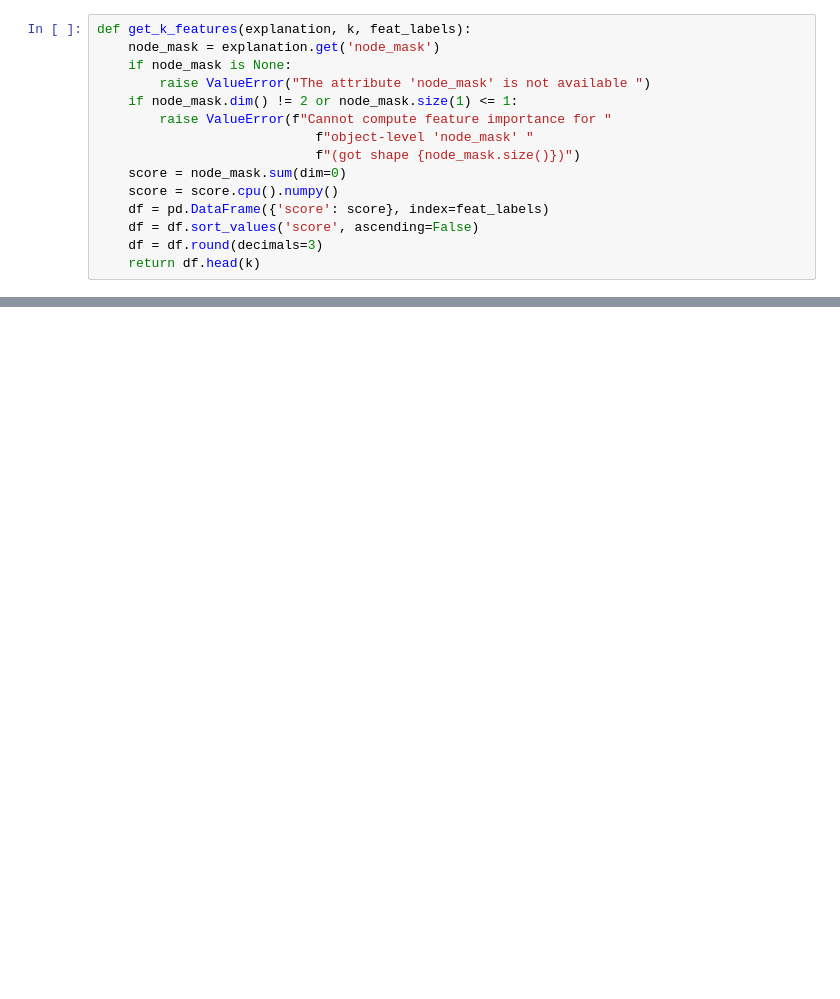
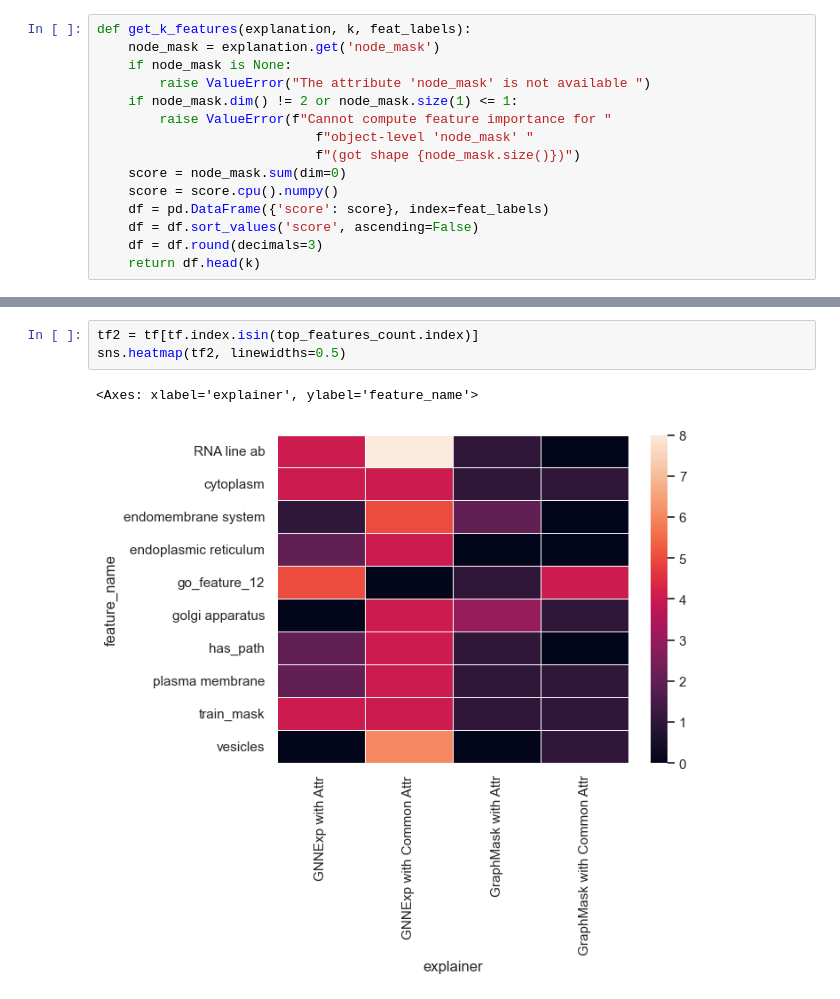
Before and after one commit to alyssaanastasi/srebp2-explanations, a Jupyter notebook: initial-experiment/init_exp.ipynb, the cells around one changed output, grey strips where cells are left out. Cells and saved outputs as stored; diff of their text form; blank space fills up the shorter version.

```diff
--- a/initial-experiment/init_exp.ipynb
+++ b/initial-experiment/init_exp.ipynb
@@ -389,0 +467,6 @@ top_features.head(10)
+# %%
+tf2 = tf[tf.index.isin(top_features_count.index)]
+sns.heatmap(tf2, linewidths=0.5)
+# %% [output]
+<Axes: xlabel='explainer', ylabel='feature_name'>
+[figure, added]
```
Also changed, not shown: parts of 21 cells of this notebook.
